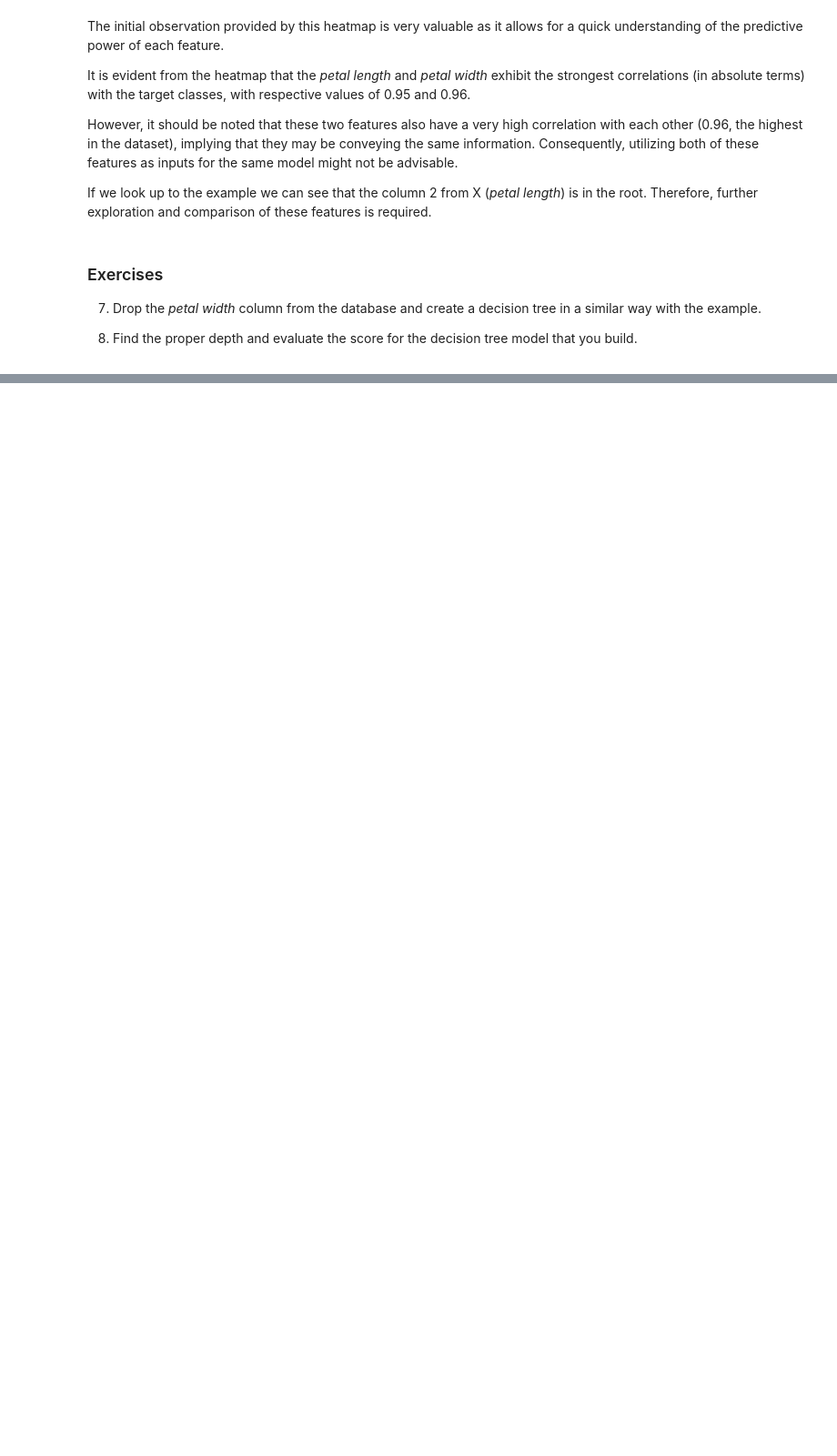
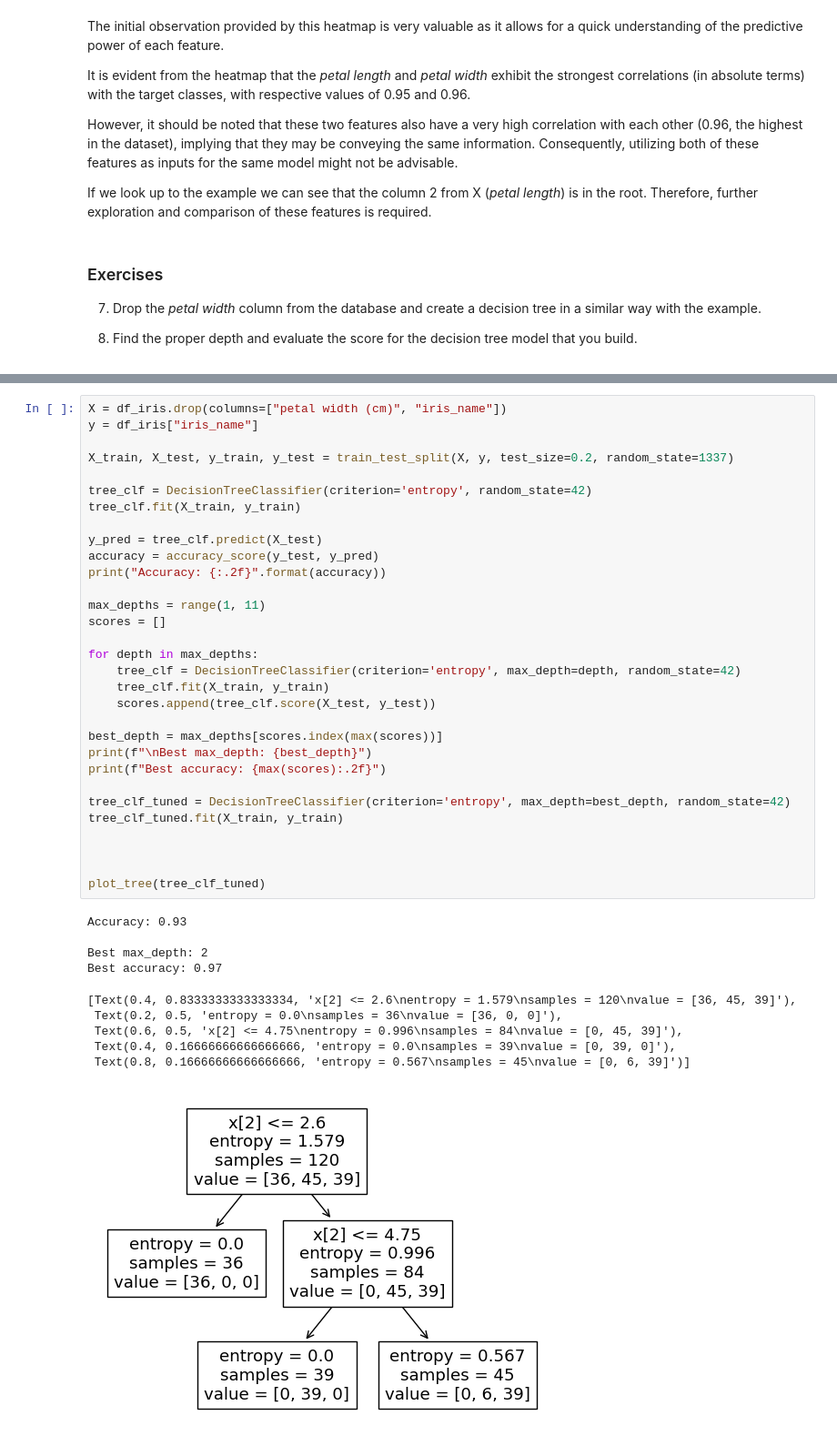
Before and after one commit to cristicretu/ubb, a Jupyter notebook: Semester_04/AI/Lab/Lab_03/Lab3_AI_2023_unsolved.ipynb, the cells around one changed output, grey strips where cells are left out. Shown at 91% size. Cells and saved outputs as stored; diff of their text form; blank space fills up the shorter version.

```diff
--- a/Semester_04/AI/Lab/Lab_03/Lab3_AI_2023_unsolved.ipynb
+++ b/Semester_04/AI/Lab/Lab_03/Lab3_AI_2023_unsolved.ipynb
@@ -322,0 +312,42 @@ Best hyperparameters: {'max_depth': 2}
+# %%
+X = df_iris.drop(columns=["petal width (cm)", "iris_name"])
+y = df_iris["iris_name"]
+
+X_train, X_test, y_train, y_test = train_test_split(X, y, test_size=0.2, random_state=1337)
+
+tree_clf = DecisionTreeClassifier(criterion='entropy', random_state=42)
+tree_clf.fit(X_train, y_train)
+
+y_pred = tree_clf.predict(X_test)
+accuracy = accuracy_score(y_test, y_pred)
+print("Accuracy: {:.2f}".format(accuracy))
+
+max_depths = range(1, 11)
+scores = []
+
+for depth in max_depths:
+    tree_clf = DecisionTreeClassifier(criterion='entropy', max_depth=depth, random_state=42)
+    tree_clf.fit(X_train, y_train)
+    scores.append(tree_clf.score(X_test, y_test))
+
+best_depth = max_depths[scores.index(max(scores))]
+print(f"\nBest max_depth: {best_depth}")
+print(f"Best accuracy: {max(scores):.2f}")
+
+tree_clf_tuned = DecisionTreeClassifier(criterion='entropy', max_depth=best_depth, random_state=42)
+tree_clf_tuned.fit(X_train, y_train)
+
+
+
+plot_tree(tree_clf_tuned)
+# %% [output]
+Accuracy: 0.93
+
+Best max_depth: 2
+Best accuracy: 0.97
+[Text(0.4, 0.8333333333333334, 'x[2] <= 2.6\nentropy = 1.579\nsamples = 120\nvalue = [36, 45, 39]'),
+ Text(0.2, 0.5, 'entropy = 0.0\nsamples = 36\nvalue = [36, 0, 0]'),
+ Text(0.6, 0.5, 'x[2] <= 4.75\nentropy = 0.996\nsamples = 84\nvalue = [0, 45, 39]'),
+ Text(0.4, 0.16666666666666666, 'entropy = 0.0\nsamples = 39\nvalue = [0, 39, 0]'),
+ Text(0.8, 0.16666666666666666, 'entropy = 0.567\nsamples = 45\nvalue = [0, 6, 39]')]
+[figure, added]
```
Also changed, not shown: parts of 1 cell of this notebook.
